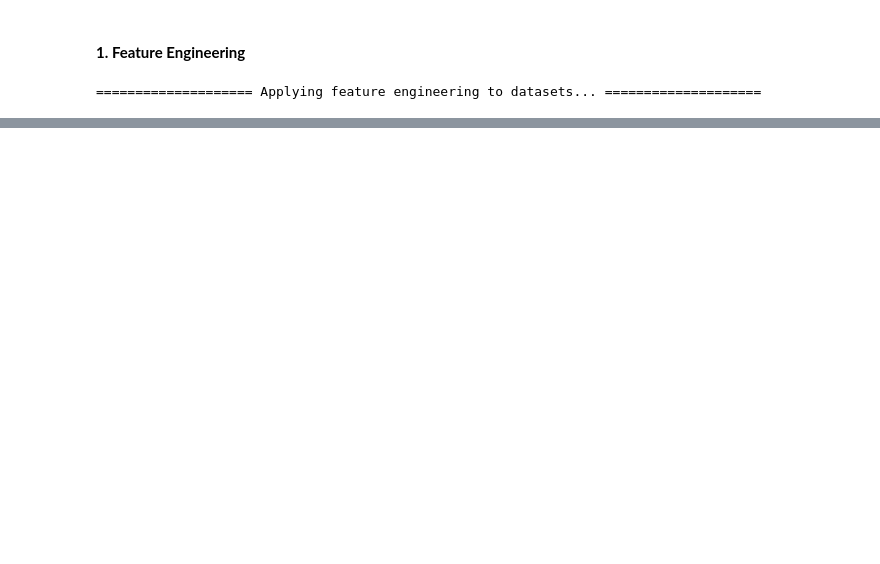
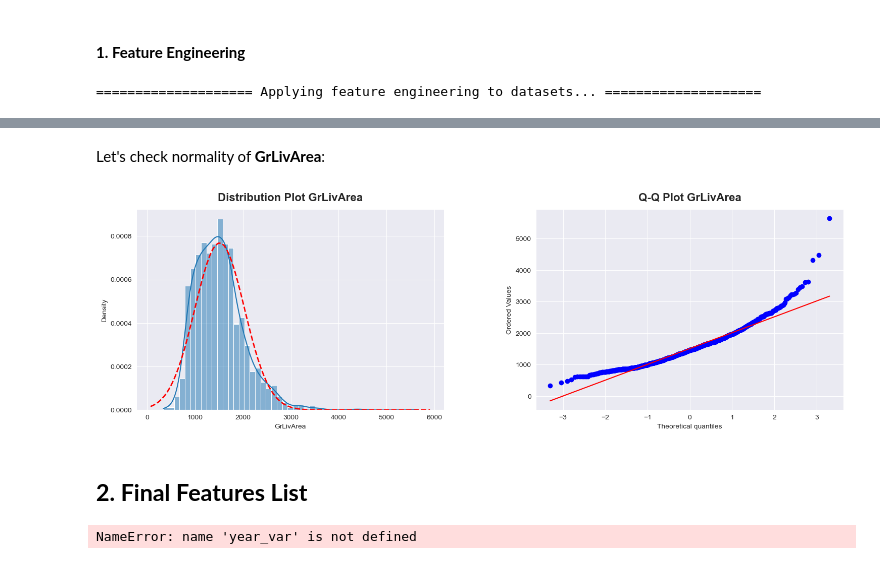
Before and after one commit to annugit1655/Real-Estate-Price-Prediction, a Jupyter notebook: Real-Estate-Price-Prediction/notebooks/02-Preprocessing-&-Feature-Engg.ipynb, the cells around one changed output, grey strips where cells are left out. Drawn from its saved outputs; the diff is of its cells as text; code cells hidden in the pictures; blank space fills up the shorter version.

```diff
--- a/Real-Estate-Price-Prediction/notebooks/02-Preprocessing-&-Feature-Engg.ipynb
+++ b/Real-Estate-Price-Prediction/notebooks/02-Preprocessing-&-Feature-Engg.ipynb
@@ -297,0 +282,6 @@ array([ True, False])
+# %% [markdown]
+Let's check normality of __GrLivArea__:
+# %%
+normality_plot(train_df['GrLivArea'])
+# %% [output]
+[figure, added]
@@ -297,0 +305,2 @@ array([ True, False])
+# %% [markdown]
+## **2. Final Features List**
@@ -297,0 +312,4 @@ array([ True, False])
+# %%
+train_processed[year_var + ['SalePrice']].corr()['SalePrice'].sort_values(ascending=False)
+# %% [output]
+NameError: name 'year_var' is not defined
```
Also changed, not shown: parts of 26 cells of this notebook.
